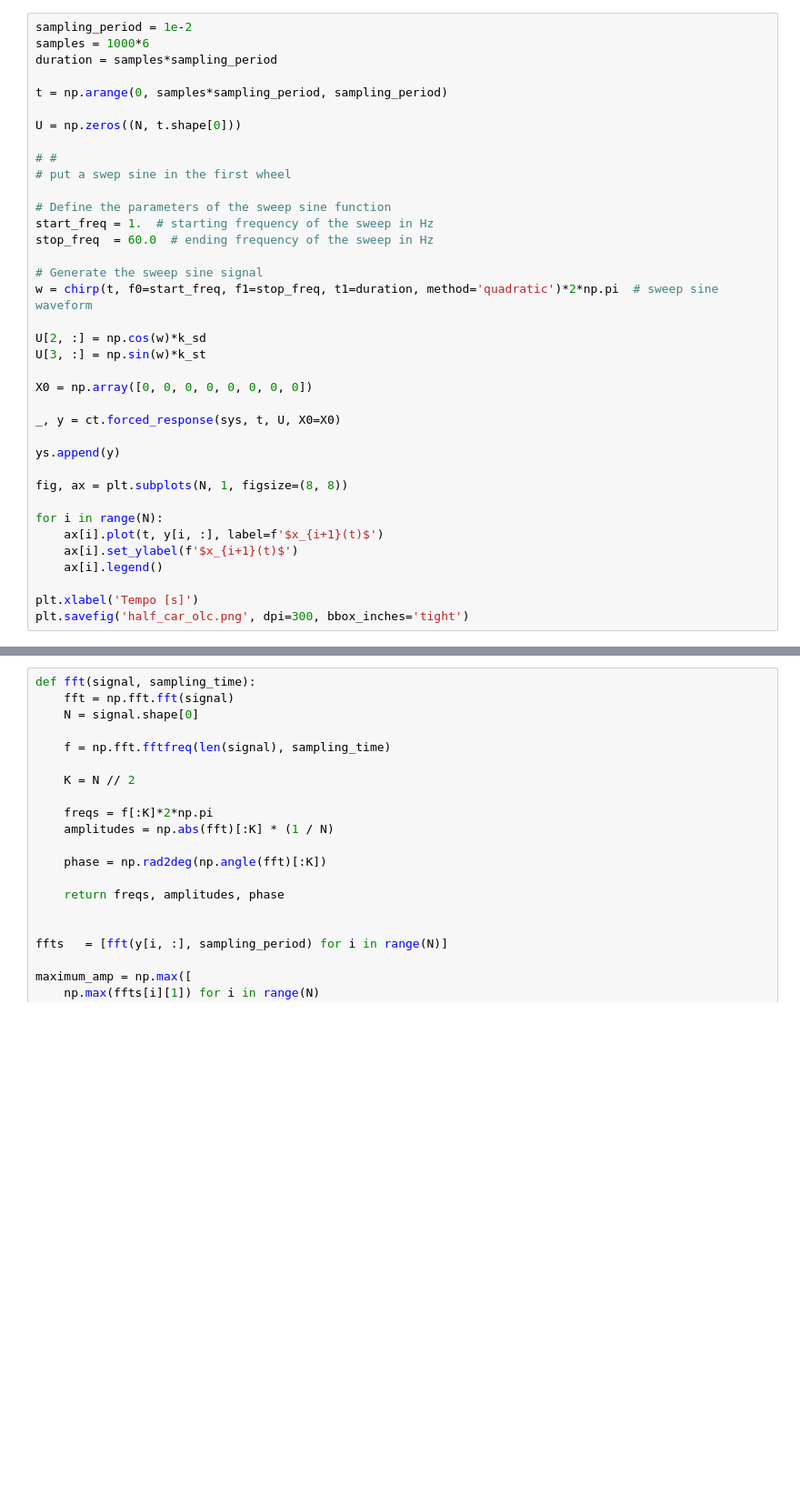
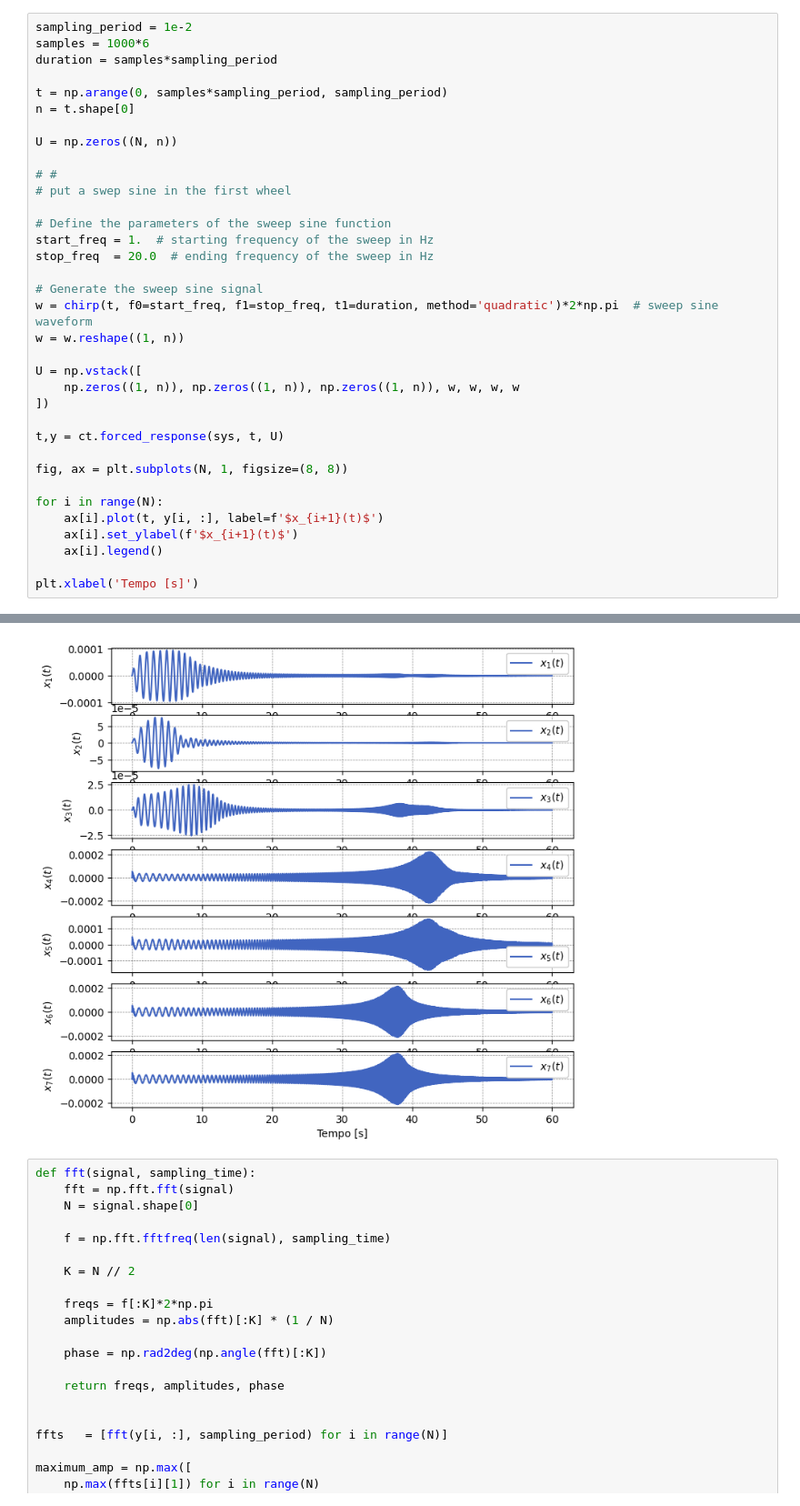
Before and after one commit to miguellrodrigues/dinamica_veicular, a Jupyter notebook: full_car/sim.ipynb, the cells around one changed output, grey strips where cells are left out. Shown at 91% size. Saved outputs shown, nothing was run; the diff lists cells and outputs as text; blank space fills up the shorter version.

```diff
--- a/full_car/sim.ipynb
+++ b/full_car/sim.ipynb
@@ -107,27 +175,26 @@ samples = 1000*6
 duration = samples*sampling_period
 
 t = np.arange(0, samples*sampling_period, sampling_period)
+n = t.shape[0]
 
-U = np.zeros((N, t.shape[0]))
+U = np.zeros((N, n))
 
 # #
 # put a swep sine in the first wheel
 
 # Define the parameters of the sweep sine function
 start_freq = 1.  # starting frequency of the sweep in Hz
-stop_freq  = 60.0  # ending frequency of the sweep in Hz
+stop_freq  = 20.0  # ending frequency of the sweep in Hz
 
 # Generate the sweep sine signal
 w = chirp(t, f0=start_freq, f1=stop_freq, t1=duration, method='quadratic')*2*np.pi  # sweep sine waveform
+w = w.reshape((1, n))
 
-U[2, :] = np.cos(w)*k_sd
-U[3, :] = np.sin(w)*k_st
+U = np.vstack([
+    np.zeros((1, n)), np.zeros((1, n)), np.zeros((1, n)), w, w, w, w
+])
 
-X0 = np.array([0, 0, 0, 0, 0, 0, 0, 0])
-
-_, y = ct.forced_response(sys, t, U, X0=X0)
-
-ys.append(y)
+t,y = ct.forced_response(sys, t, U)
 
 fig, ax = plt.subplots(N, 1, figsize=(8, 8))
 
@@ -137,4 +204,4 @@ for i in range(N):
     ax[i].legend()
 
 plt.xlabel('Tempo [s]')
-plt.savefig('half_car_olc.png', dpi=300, bbox_inches='tight')
+# %% [output]
@@ -141,3 +209,4 @@ plt.savefig('half_car_olc.png', dpi=300, bbox_inches='tight')
+[figure, added]
 # %%
 def fft(signal, sampling_time):
     fft = np.fft.fft(signal)
```
Also changed, not shown: parts of 8 cells of this notebook, 13 other files.
